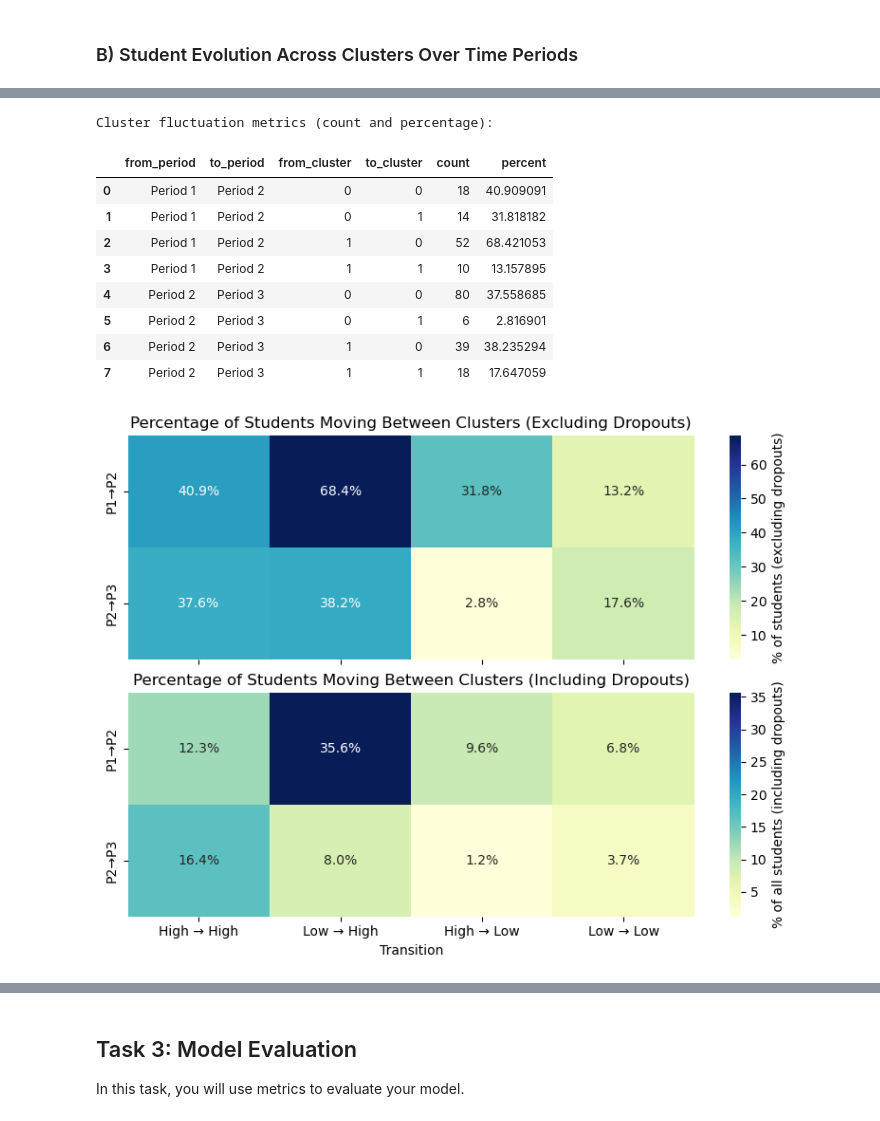
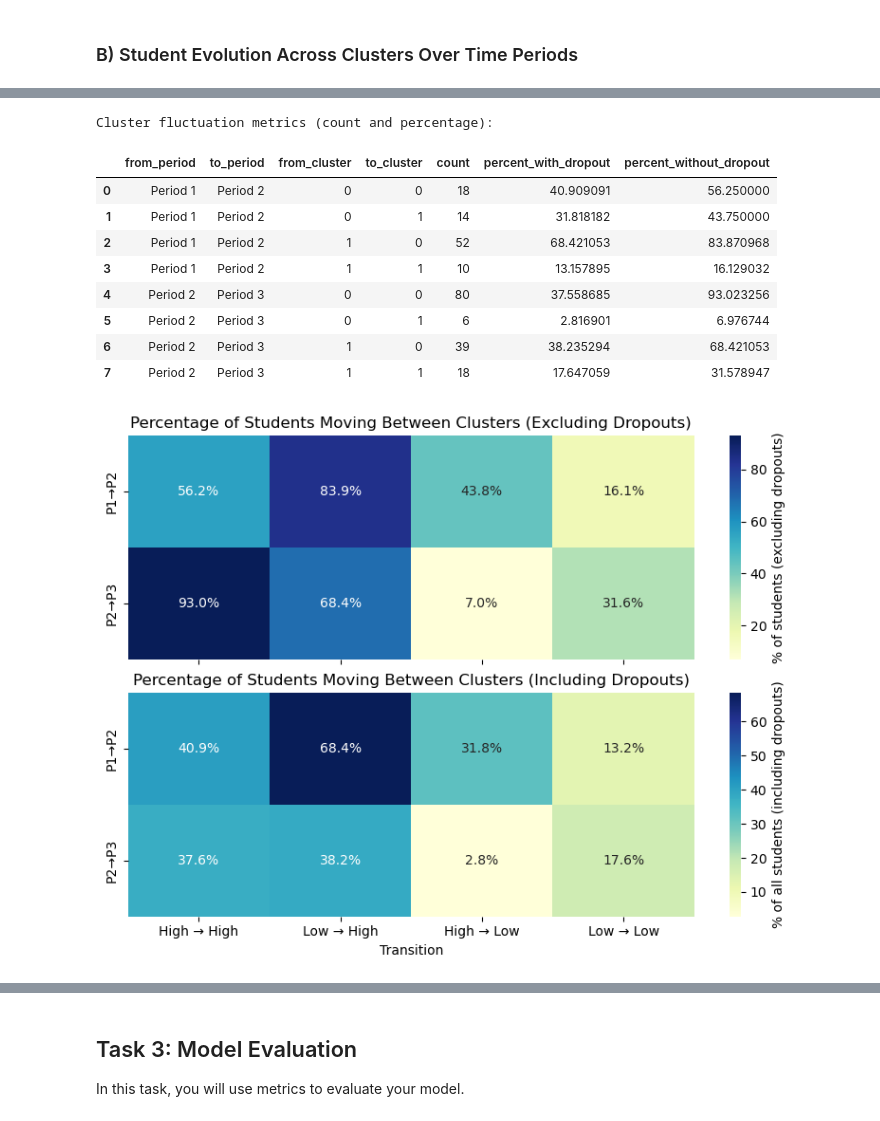
Before and after one commit to malenraychev/BigMMMBehaviour, a Jupyter notebook: m7_RQ2_MMM.ipynb, the cells around one changed output, grey strips where cells are left out. Drawn from its saved outputs; the diff is of its cells as text; code cells hidden in the pictures.

```diff
--- a/m7_RQ2_MMM.ipynb
+++ b/m7_RQ2_MMM.ipynb
@@ -1018,42 +1014,52 @@ This suggests an overall improvement in student performance over time, with many
 # %%
-def compute_cluster_fluctuation_metrics(cluster_transitions, cluster_sizes):
+def compute_cluster_fluctuation_metrics(cluster_transitions, cluster_sizes, dropouts):
     """
     Compute the number and percentage of students moving between clusters across periods.
-    Returns a DataFrame with counts and percentages for each transition.
+    Returns a DataFrame with counts and two percentage columns:
+    - percent_with_dropout: denominator is total in source cluster (including dropouts)
+    - percent_without_dropout: denominator is sum of transitions from source cluster (excluding dropouts)
     """
     results = []
     for (period1, period2), trans in cluster_transitions.items():
         total_from = cluster_sizes.loc[period1]
+        # Calculate sum of all transitions from each cluster (excluding dropouts)
+        transitions_from = {c: 0 for c in total_from.index}
+        for (from_cluster, to_cluster), count in trans.items():
+            transitions_from[int(from_cluster)] += count
+
         for (from_cluster, to_cluster), count in trans.items():
             from_cluster = int(from_cluster)
             to_cluster = int(to_cluster)
             total_in_from = total_from[from_cluster]
-            percent = (count / total_in_from * 100) if total_in_from > 0 else 0
+            total_transitions = transitions_from[from_cluster]
+            percent_with_dropout = (count / total_in_from * 100) if total_in_from > 0 else 0
+            percent_without_dropout = (count / total_transitions * 100) if total_transitions > 0 else 0
             results.append({
                 "from_period": period1,
                 "to_period": period2,
                 "from_cluster": from_cluster,
                 "to_cluster": to_cluster,
                 "count": count,
-                "percent": percent
+                "percent_with_dropout": percent_with_dropout,
+                "percent_without_dropout": percent_without_dropout
             })
     return pd.DataFrame(results)
 
-# Compute fluctuation metrics
-fluctuation_metrics = compute_cluster_fluctuation_metrics(cluster_transitions, cluster_sizes)
+# Compute fluctuation metrics with both percentages
+fluctuation_metrics = compute_cluster_fluctuation_metrics(cluster_transitions, cluster_sizes, dropouts)
 print("Cluster fluctuation metrics (count and percentage):")
 display(fluctuation_metrics)
 # %% [output]
 Cluster fluctuation metrics (count and percentage):
-|  | from_period | to_period | from_cluster | to_cluster | count | percent |
-| 0 | Period 1 | Period 2 | 0 | 0 | 18 | 40.909091 |
-| 1 | Period 1 | Period 2 | 0 | 1 | 14 | 31.818182 |
-| 2 | Period 1 | Period 2 | 1 | 0 | 52 | 68.421053 |
-| 3 | Period 1 | Period 2 | 1 | 1 | 10 | 13.157895 |
-| 4 | Period 2 | Period 3 | 0 | 0 | 80 | 37.558685 |
-| 5 | Period 2 | Period 3 | 0 | 1 | 6 | 2.816901 |
-| 6 | Period 2 | Period 3 | 1 | 0 | 39 | 38.235294 |
-| 7 | Period 2 | Period 3 | 1 | 1 | 18 | 17.647059 |
+|  | from_period | to_period | from_cluster | to_cluster | count | percent_with_dropout | percent_without_dropout |
+| 0 | Period 1 | Period 2 | 0 | 0 | 18 | 40.909091 | 56.250000 |
+| 1 | Period 1 | Period 2 | 0 | 1 | 14 | 31.818182 | 43.750000 |
+| 2 | Period 1 | Period 2 | 1 | 0 | 52 | 68.421053 | 83.870968 |
+| 3 | Period 1 | Period 2 | 1 | 1 | 10 | 13.157895 | 16.129032 |
+| 4 | Period 2 | Period 3 | 0 | 0 | 80 | 37.558685 | 93.023256 |
+| 5 | Period 2 | Period 3 | 0 | 1 | 6 | 2.816901 | 6.976744 |
+| 6 | Period 2 | Period 3 | 1 | 0 | 39 | 38.235294 | 68.421053 |
+| 7 | Period 2 | Period 3 | 1 | 1 | 18 | 17.647059 | 31.578947 |
 # %%
 # Define labels and order
 transition_label_map = {
@@ -1066,10 +1072,12 @@ transition_order = list(transition_label_map.keys())
 heatmap_index = ['P1→P2', 'P2→P3']
 period_pairs = [('Period 1', 'Period 2'), ('Period 2', 'Period 3')]
 
-# Exclude dropouts
+# Exclude dropouts (use percent_without_dropout)
 heatmap_data_excl = []
+annot_excl = []
 for from_p, to_p in period_pairs:
     row = []
+    annot_row = []
     for t in transition_order:
         fc, tc = int(t[0]), int(t[-1])
         mask = (
@@ -1078,50 +1086,56 @@ for from_p, to_p in period_pairs:
             (fluctuation_metrics['from_cluster'] == fc) &
             (fluctuation_metrics['to_cluster'] == tc)
         )
-        percent = fluctuation_metrics.loc[mask, 'percent']
-        row.append(percent.values[0] if not percent.empty else 0.0)
+        percent = fluctuation_metrics.loc[mask, 'percent_without_dropout']
+        val = percent.values[0] if not percent.empty else 0.0
+        row.append(val)
+        annot_row.append(f"{val:.1f}%")
     heatmap_data_excl.append(row)
+    annot_excl.append(annot_row)
 heatmap_df_excl = pd.DataFrame(heatmap_data_excl, columns=[transition_label_map[t] for t in transition_order], index=heatmap_index)
 
-# Include dropouts
+# Include dropouts (use percent_with_dropout)
 heatmap_data_incl = []
+annot_incl = []
 for from_p, to_p in period_pairs:
-    total = cluster_sizes.loc[from_p].sum() + dropouts.get(from_p, 0)
     row = []
+    annot_row = []
     for t in transition_order:
         fc, tc = int(t[0]), int(t[-1])
         mask = (
             (fluctuation_metrics['from_period'] == from_p) &
             (fluctuation_metrics['to_period'] == to_p) &
             (fluctuation_metrics['from_cluster'] == fc) &
             (fluctuation_metrics['to_cluster'] == tc)
         )
-        count = fluctuation_metrics.loc[mask, 'count']
-        percent = (count.values[0] / total * 100) if not count.empty else 0.0
-        row.append(percent)
+        percent = fluctuation_metrics.loc[mask, 'percent_with_dropout']
+        val = percent.values[0] if not percent.empty else 0.0
+        row.append(val)
+        annot_row.append(f"{val:.1f}%")
     heatmap_data_incl.append(row)
+    annot_incl.append(annot_row)
 heatmap_df_incl = pd.DataFrame(heatmap_data_incl, columns=[transition_label_map[t] for t in transition_order], index=heatmap_index)
 
 # Plot heatmaps
 fig, axes = plt.subplots(2, 1, figsize=(8, 6), sharex=True)
 
-for i, (df, title, cbar_label) in enumerate([
-    (heatmap_df_excl, "Percentage of Students Moving Between Clusters (Excluding Dropouts)", "% of students (excluding dropouts)"),
-    (heatmap_df_incl, "Percentage of Students Moving Between Clusters (Including Dropouts)", "% of all students (including dropouts)")
+for i, (df, annot, title, cbar_label) in enumerate([
+    (heatmap_df_excl, annot_excl, "Percentage of Students Moving Between Clusters (Excluding Dropouts)", "% of students (excluding dropouts)"),
+    (heatmap_df_incl, annot_incl, "Percentage of Students Moving Between Clusters (Including Dropouts)", "% of all students (including dropouts)")
 ]):
     sns.heatmap(
         df,
-        annot=df.applymap(lambda x: f"{x:.1f}%"),
+        annot=np.array(annot),
         fmt="",
         cmap="YlGnBu",
         cbar_kws={'label': cbar_label},
         ax=axes[i]
     )
     axes[i].set_title(title)
     axes[i].set_ylabel("")
 axes[1].set_xlabel("Transition")
 
 plt.tight_layout()
 plt.show()
 # %% [output]
-[figure, old version]
+[figure, new version]
```
Also changed, not shown: parts of 11 cells of this notebook.
